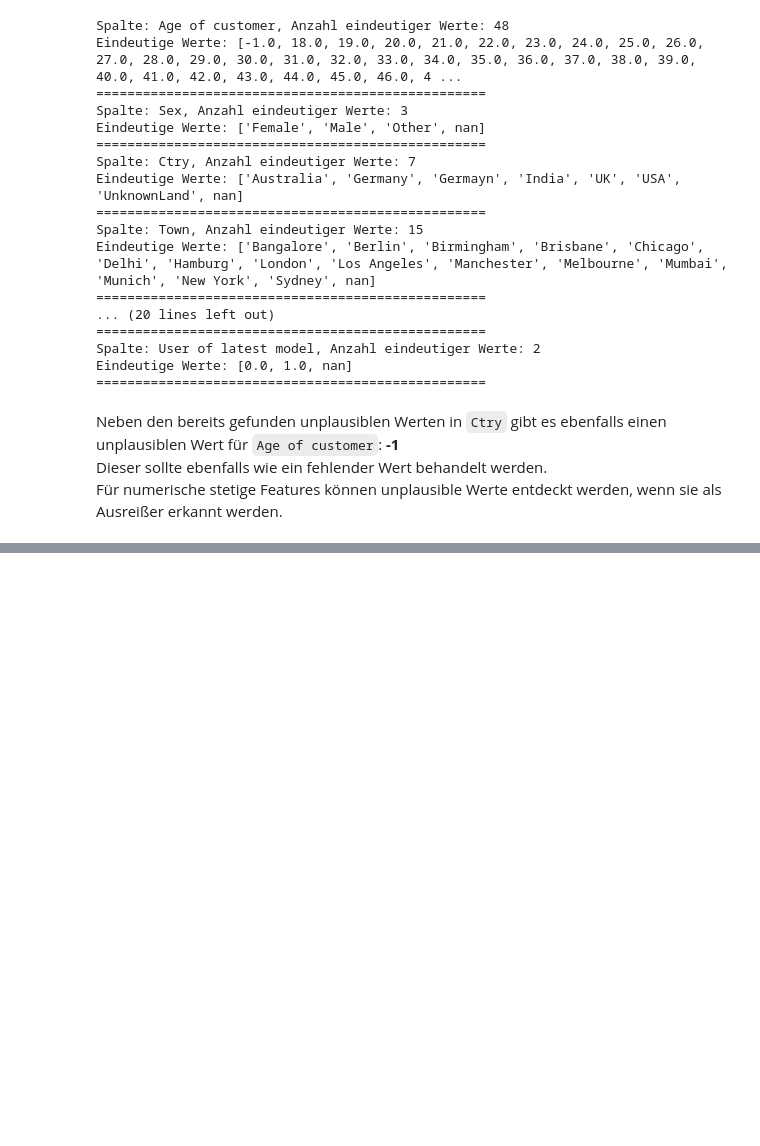
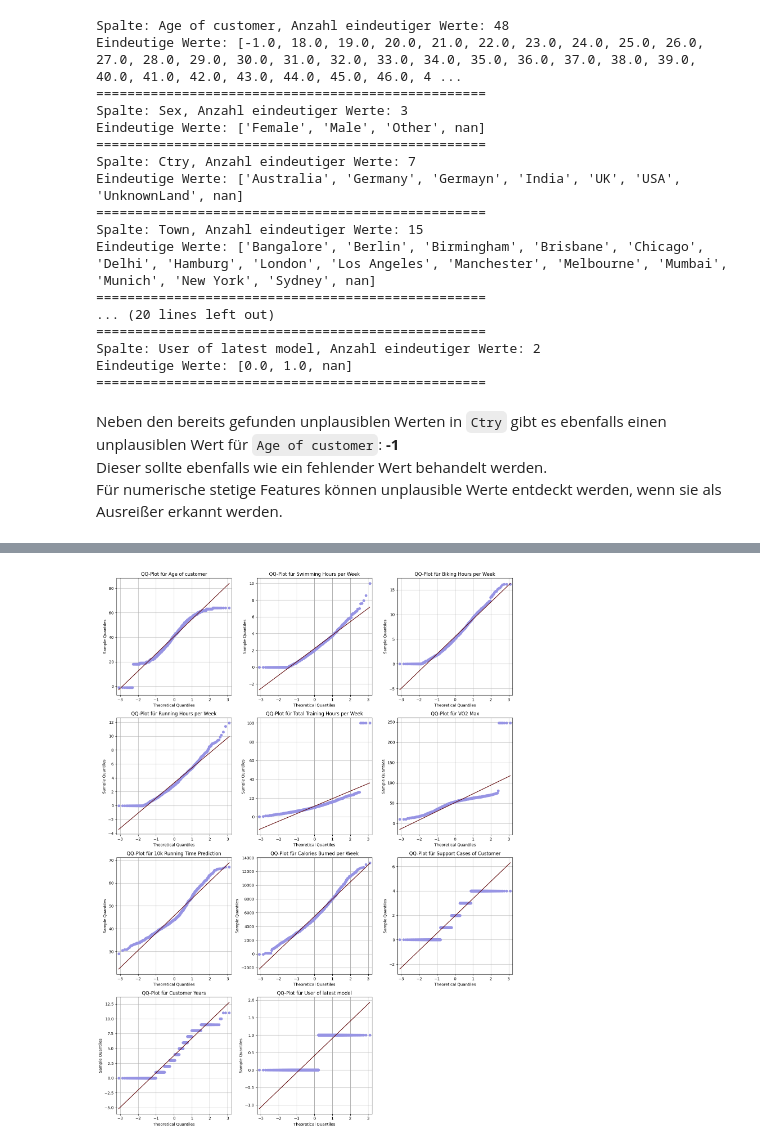
Before and after one commit to MarioKrupinski/Introduction-to-Data-Science-AI, a Jupyter notebook: notebooks/eda.ipynb, the cells around one changed output, grey strips where cells are left out. Cells and saved outputs as stored; diff of their text form; code cells hidden in the pictures; blank space fills up the shorter version.

```diff
--- a/notebooks/eda.ipynb
+++ b/notebooks/eda.ipynb
@@ -290,0 +383,42 @@ Für numerische stetige Features können unplausible Werte entdeckt werden, wenn
+# %%
+
+# Rastergröße festlegen (z.B. 2 Zeilen und so viele Spalten wie benötigt)
+ncols = 3  # Anzahl der Spalten im Raster
+nrows = (len(numerical_cols) // ncols) + (len(numerical_cols) % ncols > 0)  # Berechnet die notwendige Anzahl an Zeilen
+
+# Subplots erstellen
+fig, axes = plt.subplots(nrows=nrows, ncols=ncols, figsize=(15, 5 * nrows))
+
+# Alle Achsen in einer Liste speichern, um sie zu iterieren
+axes = axes.flatten()
+
+# Durch jede numerische Spalte iterieren und einen QQ-Plot erstellen
+for i, col in enumerate(numerical_cols):
+    ax = axes[i]  # Der aktuelle Achsenbereich
+
+    # QQ-Plot erstellen, aber diesmal speichern wir das Objekt (der Plot wird hier erstellt)
+    qq = qqplot(df_training[col].dropna(), line='s', ax=ax)
+
+    # Extrahiere die Linienobjekte
+    lines = ax.get_lines()
+
+    # Setze die Farbe der Linie (die theoretische Normalverteilungslinie)
+    lines[1].set_color(color3)  # Die zweite Linie ist die 'line=s' Linie
+
+    # Setze die Farbe der Datenpunkte (erste Linie ist der Scatterplot)
+    lines[0].set_markerfacecolor(color1)
+    lines[0].set_markeredgecolor(color1)
+
+    # Achsentitel und Gitter
+    ax.set_title(f"QQ-Plot für {col}")
+    ax.grid(True)
+
+# Überflüssige Subplots ausblenden (falls es mehr Plätze im Raster gibt als Spalten)
+for j in range(i + 1, len(axes)):
+    axes[j].axis('off')
+
+# Plot anzeigen
+plt.tight_layout()  # Layout anpassen
+plt.show()
+# %% [output]
+[figure, added]
```
Also changed, not shown: parts of 30 cells of this notebook.
